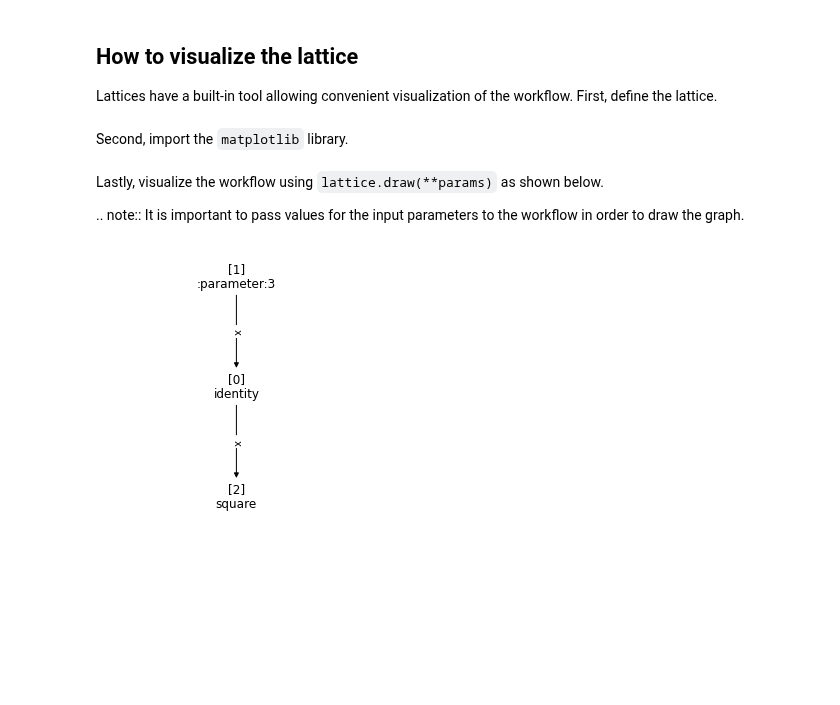
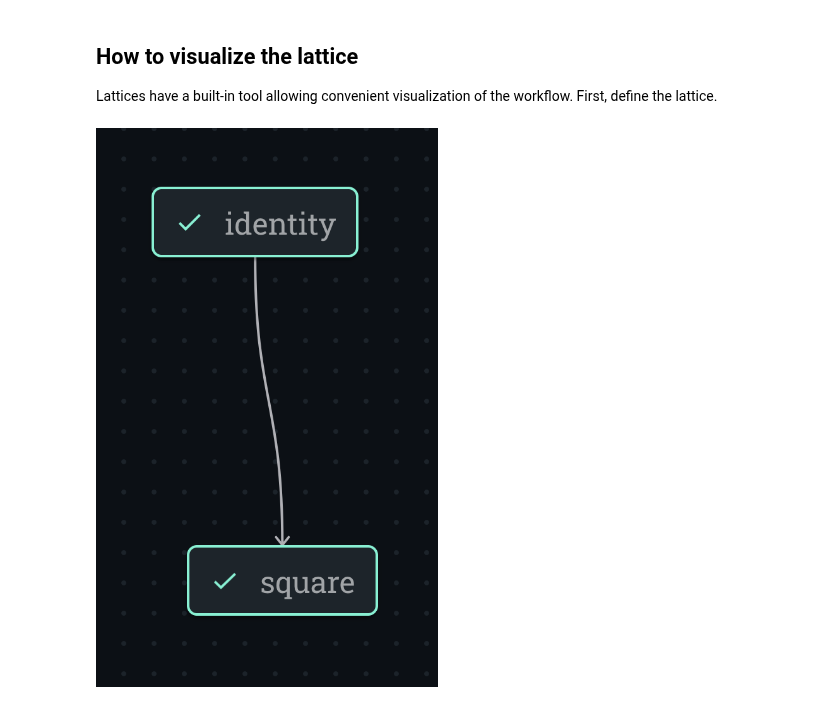
Before and after one commit to AgnostiqHQ/covalent, a Jupyter notebook: doc/source/how_to/orchestration/visualize_lattice.ipynb, the cells around one changed output. Saved outputs shown, nothing was run; the diff lists cells and outputs as text; code cells hidden in the pictures; blank space fills up the shorter version.

```diff
--- a/doc/source/how_to/orchestration/visualize_lattice.ipynb
+++ b/doc/source/how_to/orchestration/visualize_lattice.ipynb
@@ -17,5 +20,3 @@ def square(x):
 def workflow(a):
     val_1 = identity(x=a)
     return square(x=val_1)
-# %% [markdown]
-Second, import the `matplotlib` library.
@@ -24,12 +22,0 @@ import matplotlib.pyplot as plt
-# %% [markdown]
-Lastly, visualize the workflow using `lattice.draw(**params)` as shown below.
-
-.. note:: It is important to pass values for the input parameters  to the workflow in order to draw the graph.
-# %%
-fig, ax = plt.subplots(figsize=(4, 4))
-
-# It is important to include the parameter name and the value
-workflow.draw(ax=ax, a=3)
-plt.show()
-# %% [output]
-[figure, removed]
@@ -35,0 +25,5 @@ plt.show()
+# %%
+from IPython import display
+display.Image("images/visualize_lattice.png", height="20pc")
+# %% [output]
+[figure, added]
```
Also changed, not shown: parts of 3 cells of this notebook, 16 other files.
